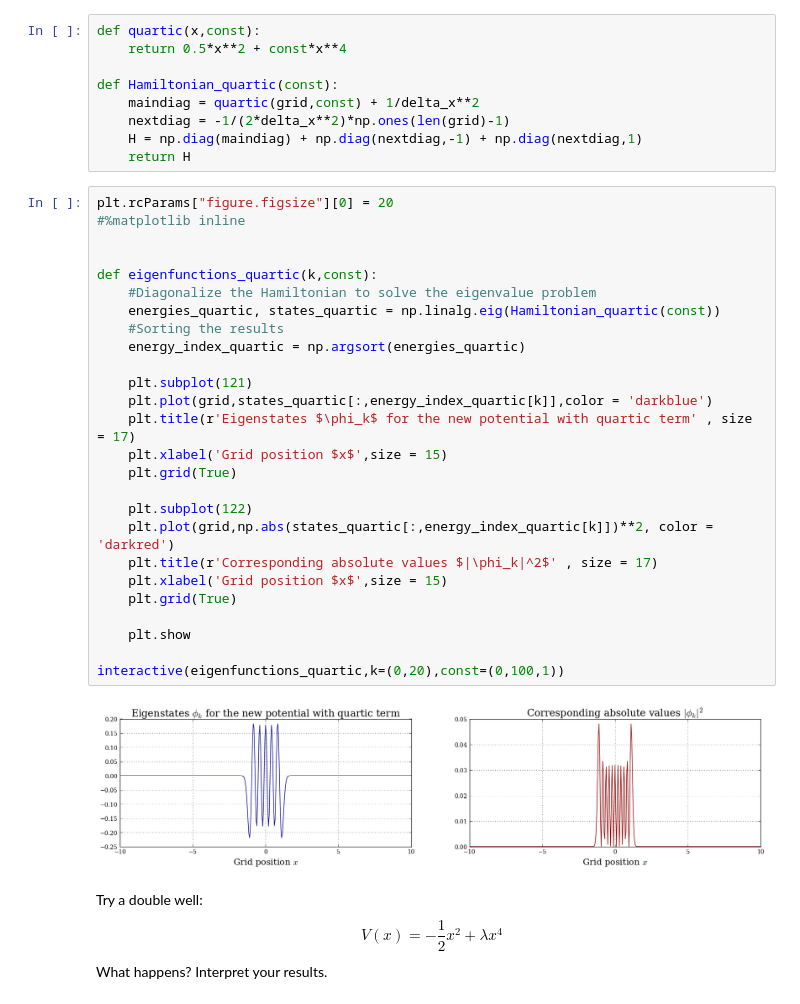
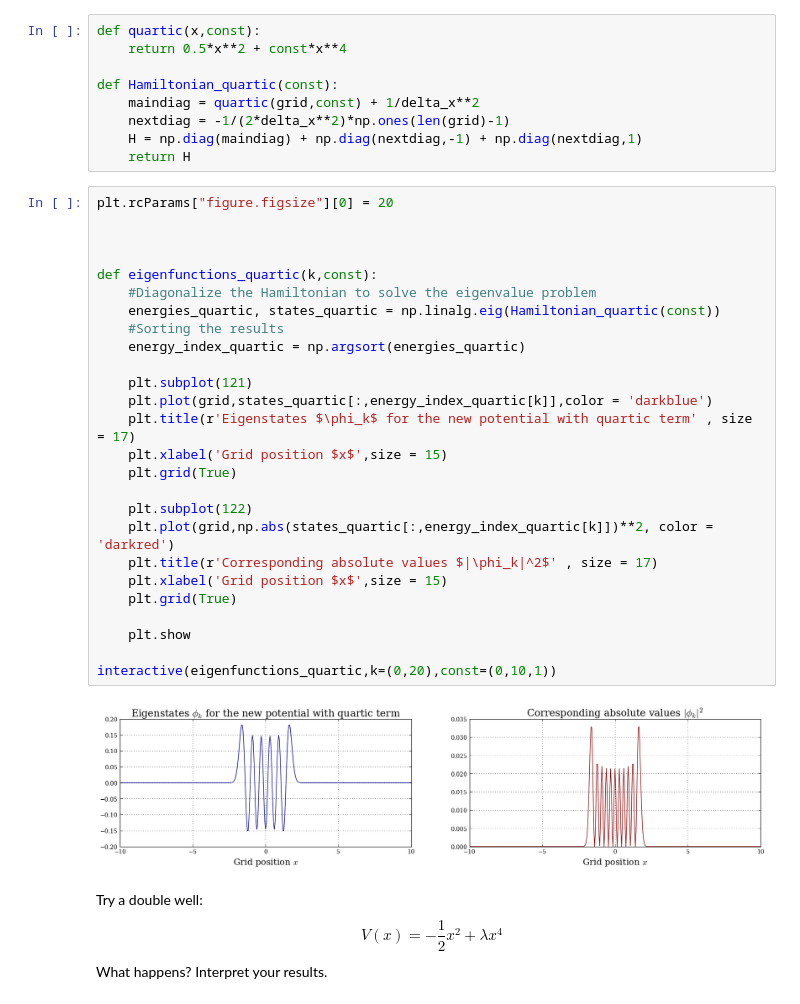
Before and after one commit to mathieukaltschmidt/Computational-Quantum-Dynamics, a Jupyter notebook: Exercise sheet 1/Exercise1 Mathieu Kaltschmidt.ipynb, the cells around one changed output. Drawn from its saved outputs; the diff is of its cells as text.

```diff
--- a/Exercise sheet 1/Exercise1 Mathieu Kaltschmidt.ipynb
+++ b/Exercise sheet 1/Exercise1 Mathieu Kaltschmidt.ipynb
@@ -393,32 +454,32 @@ def Hamiltonian_quartic(const):
     return H
 # %%
 plt.rcParams["figure.figsize"][0] = 20
-#%matplotlib inline
+
 
 
 def eigenfunctions_quartic(k,const):
     #Diagonalize the Hamiltonian to solve the eigenvalue problem
     energies_quartic, states_quartic = np.linalg.eig(Hamiltonian_quartic(const))
     #Sorting the results
     energy_index_quartic = np.argsort(energies_quartic)
 
     plt.subplot(121)
     plt.plot(grid,states_quartic[:,energy_index_quartic[k]],color = 'darkblue')
     plt.title(r'Eigenstates $\phi_k$ for the new potential with quartic term' , size = 17)
     plt.xlabel('Grid position $x$',size = 15)
     plt.grid(True)
 
     plt.subplot(122)
     plt.plot(grid,np.abs(states_quartic[:,energy_index_quartic[k]])**2, color = 'darkred')
     plt.title(r'Corresponding absolute values $|\phi_k|^2$' , size = 17)
     plt.xlabel('Grid position $x$',size = 15)
     plt.grid(True)
 
     plt.show
 
-interactive(eigenfunctions_quartic,k=(0,20),const=(0,100,1))
+interactive(eigenfunctions_quartic,k=(0,20),const=(0,10,1))
 # %% [output]
-[figure, old version]
+[figure, new version]
 # %% [markdown]
 Try a double well:
 $$
```
Also changed, not shown: parts of 13 cells of this notebook, 4 other files.
